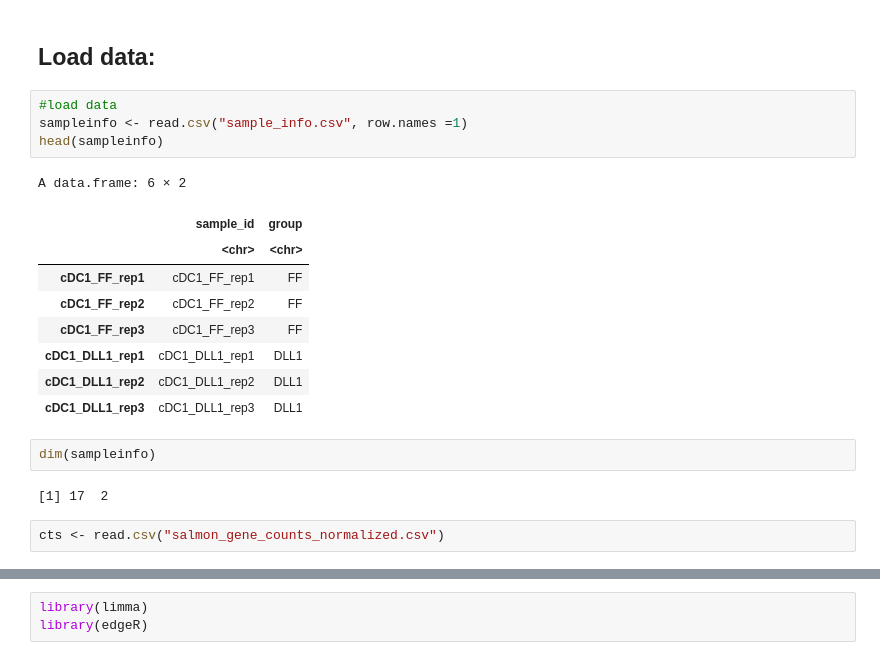
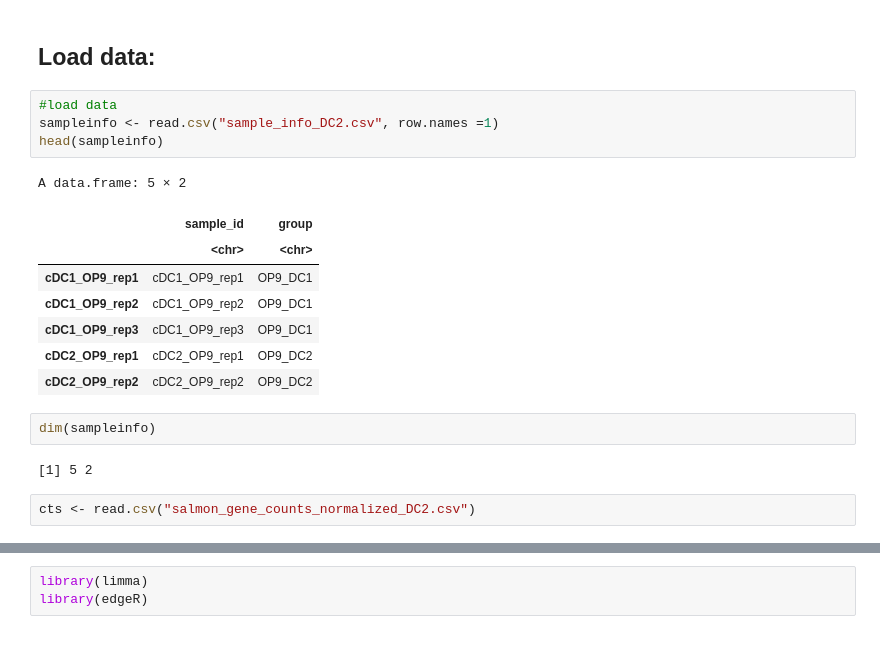
Before and after one commit to tuonglab/Nikita-project, a Jupyter notebook: notebooks/2025-01-25_DC2_bulk.ipynb, the cells around one changed output, grey strips where cells are left out. Drawn from its saved outputs; the diff is of its cells as text.

```diff
--- a/notebooks/2025-01-25_DC2_bulk.ipynb
+++ b/notebooks/2025-01-25_DC2_bulk.ipynb
@@ -23,24 +23,23 @@ setwd('/scratch/user/s4436039/sc_AllDC')
 ## Load data:
 # %%
 #load data
-sampleinfo <- read.csv("sample_info.csv", row.names =1)
+sampleinfo <- read.csv("sample_info_DC2.csv", row.names =1)
 head(sampleinfo)
 # %% [output]
-A data.frame: 6 × 2
+A data.frame: 5 × 2
 |  | sample_id | group |
 |  | <chr> | <chr> |
-| cDC1_FF_rep1 | cDC1_FF_rep1 | FF |
-| cDC1_FF_rep2 | cDC1_FF_rep2 | FF |
-| cDC1_FF_rep3 | cDC1_FF_rep3 | FF |
-| cDC1_DLL1_rep1 | cDC1_DLL1_rep1 | DLL1 |
-| cDC1_DLL1_rep2 | cDC1_DLL1_rep2 | DLL1 |
-| cDC1_DLL1_rep3 | cDC1_DLL1_rep3 | DLL1 |
+| cDC1_OP9_rep1 | cDC1_OP9_rep1 | OP9_DC1 |
+| cDC1_OP9_rep2 | cDC1_OP9_rep2 | OP9_DC1 |
+| cDC1_OP9_rep3 | cDC1_OP9_rep3 | OP9_DC1 |
+| cDC2_OP9_rep1 | cDC2_OP9_rep1 | OP9_DC2 |
+| cDC2_OP9_rep2 | cDC2_OP9_rep2 | OP9_DC2 |
 # %%
 dim(sampleinfo)
 # %% [output]
-[1] 17  2
+[1] 5 2
 # %%
-cts <- read.csv("salmon_gene_counts_normalized.csv")
+cts <- read.csv("salmon_gene_counts_normalized_DC2.csv")
 # %%
 # make the gene symbols unique
 cts[,2] <- make.names(cts[,2], unique = TRUE)
```
Also changed, not shown: parts of 29 cells of this notebook, 1 other file.
